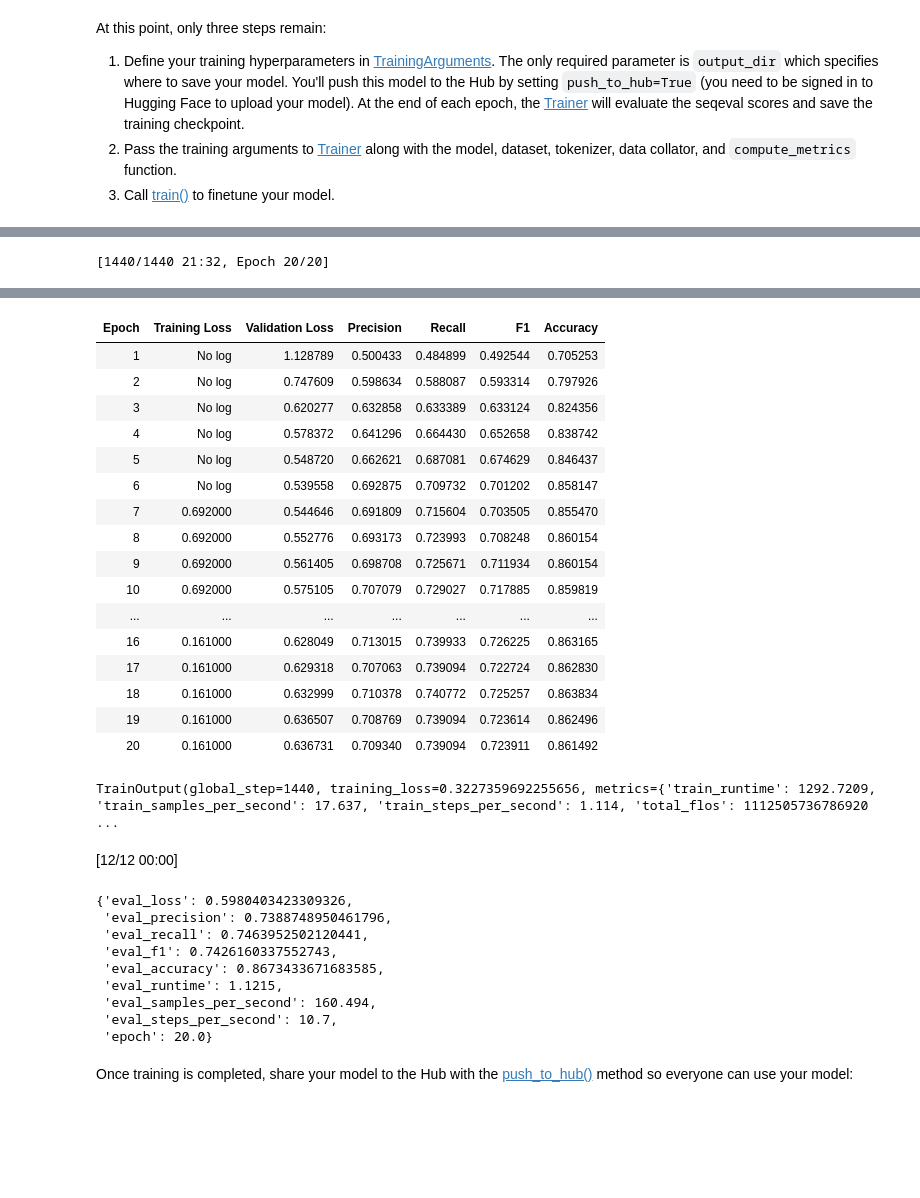
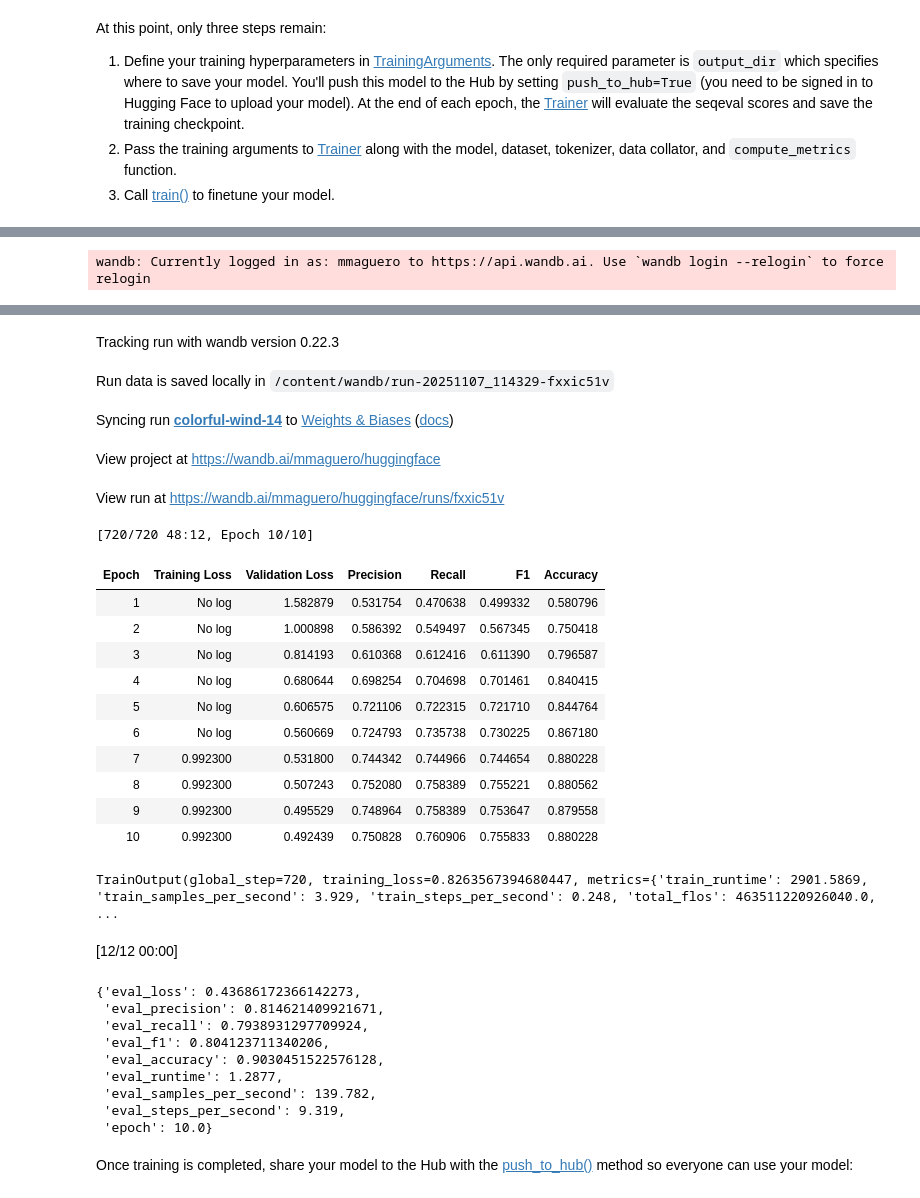
Before and after one commit to mmaguero/diploma_fpuna_nlp_ia, a Jupyter notebook: 2025/jopara_token_classification.ipynb, the cells around one changed output, grey strips where cells are left out. Saved outputs shown, nothing was run; the diff lists cells and outputs as text; code cells hidden in the pictures; blank space fills up the shorter version.

```diff
--- a/2025/jopara_token_classification.ipynb
+++ b/2025/jopara_token_classification.ipynb
@@ -310,7 +315,7 @@ The next step is to load a mBERT tokenizer to preprocess the `tokens` field:
 # %%
 from transformers import AutoTokenizer
 
-tokenizer = AutoTokenizer.from_pretrained("mmaguero/multilingual-bert-gn-base-cased") #"distilbert/distilbert-base-uncased")
+tokenizer = AutoTokenizer.from_pretrained("facebook/xlm-v-base")#"mmaguero/multilingual-bert-gn-base-cased") #"distilbert/distilbert-base-uncased")
 # %% [markdown]
 As you saw in the example `tokens` field above, it looks like the input has already been tokenized. But the input actually hasn't been tokenized yet and you'll need to set `is_split_into_words=True` to tokenize the words into subwords. For example:
 # %%
@@ -476,7 +483,7 @@ You're ready to start training your model now! Load DistilBERT with [AutoModelFo
 from transformers import AutoModelForTokenClassification, TrainingArguments, Trainer
 
 model = AutoModelForTokenClassification.from_pretrained(
-    "mmaguero/multilingual-bert-gn-base-cased", # "distilbert/distilbert-base-uncased",
+    "facebook/xlm-v-base", # "mmaguero/multilingual-bert-gn-base-cased", # "distilbert/distilbert-base-uncased",
     num_labels=15, id2label=id2label, label2id=label2id
 )
 # %% [output]
@@ -491,17 +508,17 @@ At this point, only three steps remain:
 # %%
 training_args = TrainingArguments(
-    output_dir="langid-ner-multilingual-bert-gn-base-cased",
+    output_dir="langid-ner-xlm-v-base", # langid-ner-multilingual-bert-gn-base-cased
     learning_rate=2e-5,
     per_device_train_batch_size=16,
     per_device_eval_batch_size=16,
-    num_train_epochs=20, # 3 a 10 o más epochs
+    num_train_epochs=10, # 3 a 10 o más epochs
     weight_decay=0.01,
     eval_strategy="epoch",
     save_strategy="epoch",
     load_best_model_at_end=True,
     metric_for_best_model="f1",
     save_total_limit = 3,
-    push_to_hub=False, # True para subir a HF
+    push_to_hub=False, # True para subir directamente a HF
 )
 
 trainer = Trainer(
@@ -516,4 +533,4 @@ trainer = Trainer(
 
 trainer.train()
 # %% [output]
-[1440/1440 21:32, Epoch 20/20]
+wandb: Currently logged in as: mmaguero to https://api.wandb.ai. Use `wandb login --relogin` to force relogin
@@ -520,34 +538,34 @@ trainer.train()
+Tracking run with wandb version 0.22.3
+Run data is saved locally in /content/wandb/run-20251107_114329-fxxic51v
+Syncing run colorful-wind-14 to Weights & Biases (docs)
+View project at https://wandb.ai/mmaguero/huggingface
+View run at https://wandb.ai/mmaguero/huggingface/runs/fxxic51v
+[720/720 48:12, Epoch 10/10]
 | Epoch | Training Loss | Validation Loss | Precision | Recall | F1 | Accuracy |
-| 1 | No log | 1.128789 | 0.500433 | 0.484899 | 0.492544 | 0.705253 |
-| 2 | No log | 0.747609 | 0.598634 | 0.588087 | 0.593314 | 0.797926 |
-| 3 | No log | 0.620277 | 0.632858 | 0.633389 | 0.633124 | 0.824356 |
-| 4 | No log | 0.578372 | 0.641296 | 0.664430 | 0.652658 | 0.838742 |
-| 5 | No log | 0.548720 | 0.662621 | 0.687081 | 0.674629 | 0.846437 |
-| 6 | No log | 0.539558 | 0.692875 | 0.709732 | 0.701202 | 0.858147 |
-| 7 | 0.692000 | 0.544646 | 0.691809 | 0.715604 | 0.703505 | 0.855470 |
-| 8 | 0.692000 | 0.552776 | 0.693173 | 0.723993 | 0.708248 | 0.860154 |
-| 9 | 0.692000 | 0.561405 | 0.698708 | 0.725671 | 0.711934 | 0.860154 |
-| 10 | 0.692000 | 0.575105 | 0.707079 | 0.729027 | 0.717885 | 0.859819 |
-| ... | ... | ... | ... | ... | ... | ... |
-| 16 | 0.161000 | 0.628049 | 0.713015 | 0.739933 | 0.726225 | 0.863165 |
-| 17 | 0.161000 | 0.629318 | 0.707063 | 0.739094 | 0.722724 | 0.862830 |
-| 18 | 0.161000 | 0.632999 | 0.710378 | 0.740772 | 0.725257 | 0.863834 |
-| 19 | 0.161000 | 0.636507 | 0.708769 | 0.739094 | 0.723614 | 0.862496 |
-| 20 | 0.161000 | 0.636731 | 0.709340 | 0.739094 | 0.723911 | 0.861492 |
+| 1 | No log | 1.582879 | 0.531754 | 0.470638 | 0.499332 | 0.580796 |
+| 2 | No log | 1.000898 | 0.586392 | 0.549497 | 0.567345 | 0.750418 |
+| 3 | No log | 0.814193 | 0.610368 | 0.612416 | 0.611390 | 0.796587 |
+| 4 | No log | 0.680644 | 0.698254 | 0.704698 | 0.701461 | 0.840415 |
+| 5 | No log | 0.606575 | 0.721106 | 0.722315 | 0.721710 | 0.844764 |
+| 6 | No log | 0.560669 | 0.724793 | 0.735738 | 0.730225 | 0.867180 |
+| 7 | 0.992300 | 0.531800 | 0.744342 | 0.744966 | 0.744654 | 0.880228 |
+| 8 | 0.992300 | 0.507243 | 0.752080 | 0.758389 | 0.755221 | 0.880562 |
+| 9 | 0.992300 | 0.495529 | 0.748964 | 0.758389 | 0.753647 | 0.879558 |
+| 10 | 0.992300 | 0.492439 | 0.750828 | 0.760906 | 0.755833 | 0.880228 |
-TrainOutput(global_step=1440, training_loss=0.3227359692255656, metrics={'train_runtime': 1292.7209, 'train_samples_per_second': 17.637, 'train_steps_per_second': 1.114, 'total_flos': 1112505736786920 ...
+TrainOutput(global_step=720, training_loss=0.8263567394680447, metrics={'train_runtime': 2901.5869, 'train_samples_per_second': 3.929, 'train_steps_per_second': 0.248, 'total_flos': 463511220926040.0, ...
 # %%
 trainer.evaluate(tokenized_wnut["test"])
 # %% [output]
 [12/12 00:00]
-{'eval_loss': 0.5980403423309326,
- 'eval_precision': 0.7388748950461796,
- 'eval_recall': 0.7463952502120441,
- 'eval_f1': 0.7426160337552743,
- 'eval_accuracy': 0.8673433671683585,
- 'eval_runtime': 1.1215,
- 'eval_samples_per_second': 160.494,
- 'eval_steps_per_second': 10.7,
- 'epoch': 20.0}
+{'eval_loss': 0.43686172366142273,
+ 'eval_precision': 0.814621409921671,
+ 'eval_recall': 0.7938931297709924,
+ 'eval_f1': 0.804123711340206,
+ 'eval_accuracy': 0.9030451522576128,
+ 'eval_runtime': 1.2877,
+ 'eval_samples_per_second': 139.782,
+ 'eval_steps_per_second': 9.319,
+ 'epoch': 10.0}
 # %% [markdown]
 Once training is completed, share your model to the Hub with the [push_to_hub()](https://huggingface.co/docs/transformers/main/en/main_classes/trainer#transformers.Trainer.push_to_hub) method so everyone can use your model:
 # %%
```
Also changed, not shown: parts of 11 cells of this notebook.
